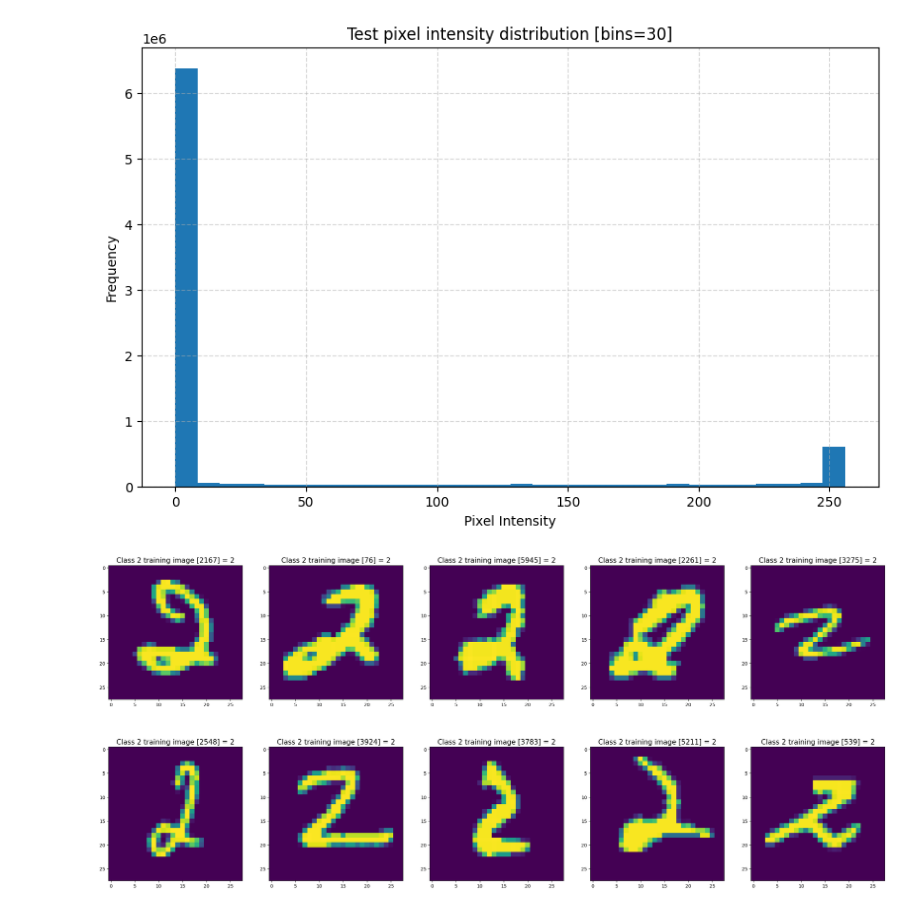
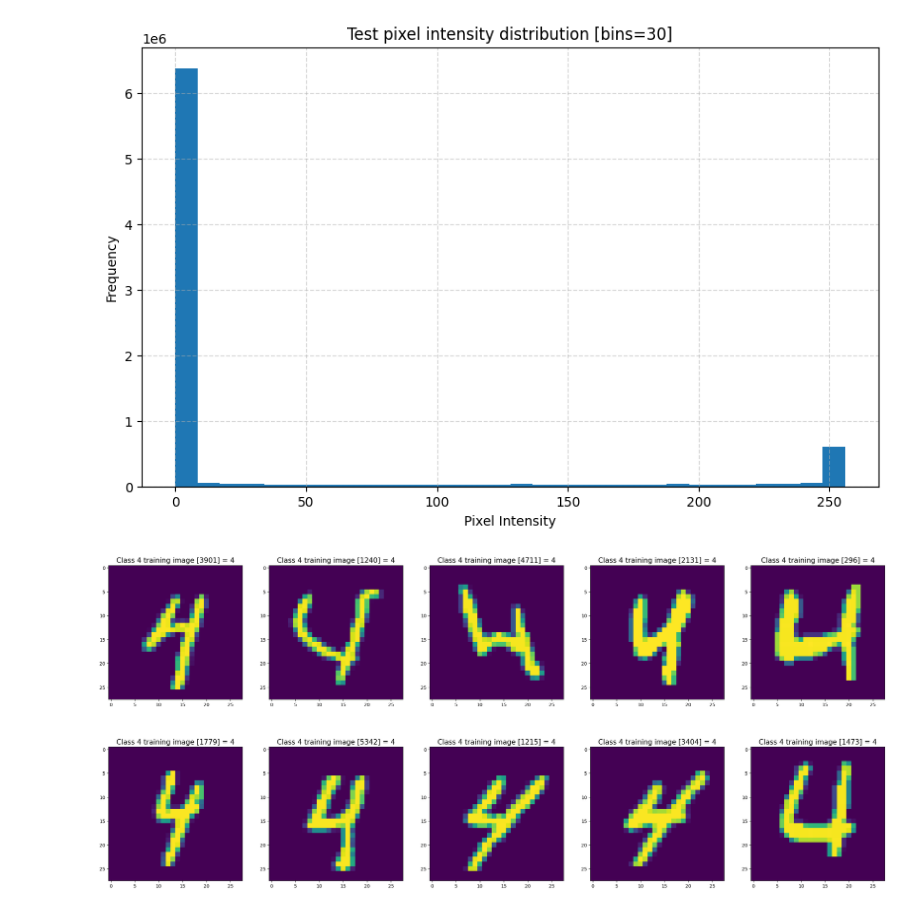
Before and after one commit to rytisss/StatisticalImageAnalysis, a Jupyter notebook: MNIST.ipynb, the cells around one changed output. Saved outputs shown, nothing was run; the diff lists cells and outputs as text; code cells hidden in the pictures.

```diff
--- a/MNIST.ipynb
+++ b/MNIST.ipynb
@@ -150,21 +150,21 @@ from sklearn.ensemble import IsolationForest
 import cv2
 # %%
 # take out classes one by one
-desired_class = 2
+desired_class = 4
 # find indices where the value occurs
 indices = [i for i, x in enumerate(y_train) if x == desired_class]
 # get values of these classes
 desired_class_x = [x_train[i] for i in indices]
 # create list with annotations
 desired_class_y = [desired_class] * len(desired_class_x)
 # show few elements
 images_show = []
 titles_show = []
 for i in range(0, 10):
     r = random.randint(1, len(desired_class_x))
     images_show.append(desired_class_x[r])
     titles_show.append('Class ' + str(desired_class_y[r]) + ' training image [' + str(r) + '] = ' + str(desired_class_y[r]))
 
 show_images(images_show, titles_show)
 # %% [output]
-[figure, old version]
+[figure, new version]
```
Also changed, not shown: parts of 6 cells of this notebook.
